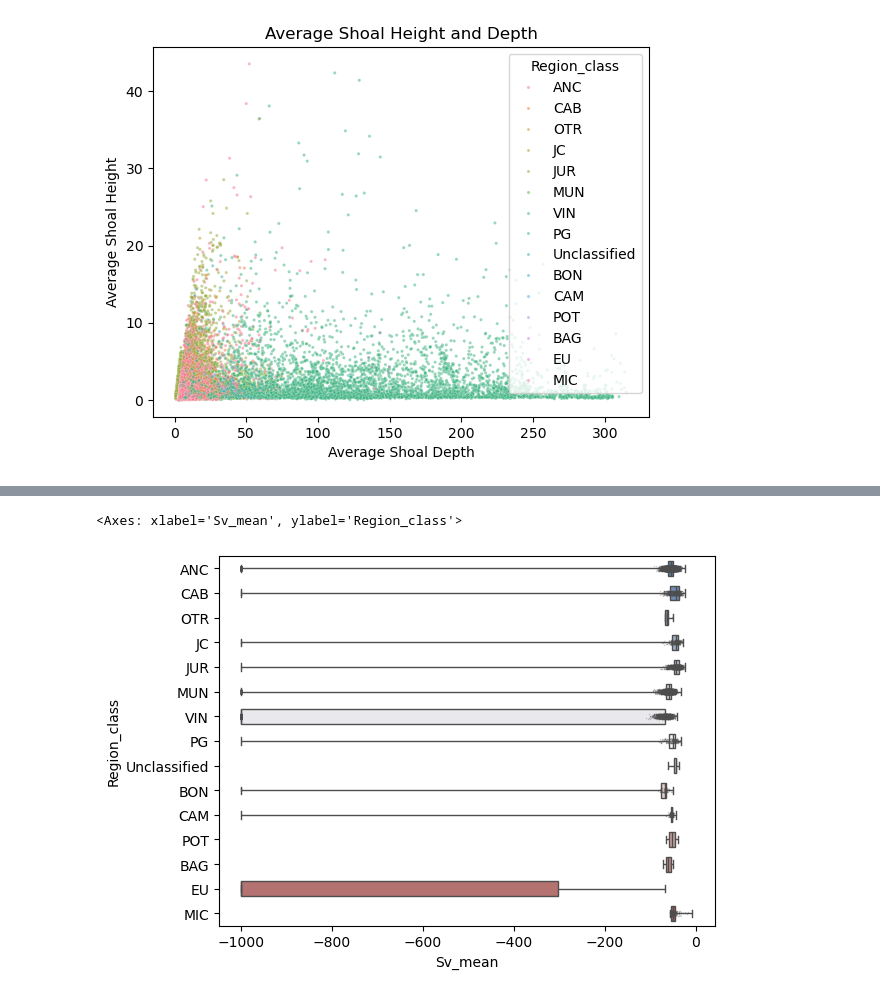
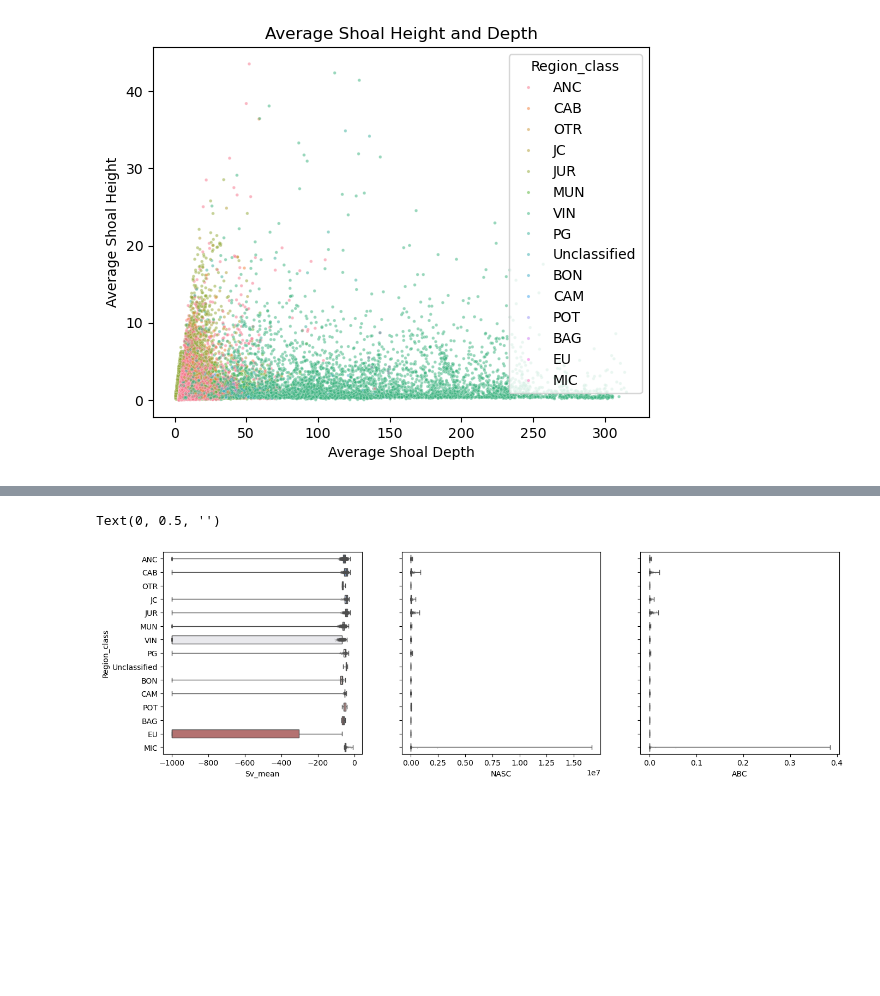
Before and after one commit to jmanitz/code-snippets, a Jupyter notebook: Ocean_capstone/ocean_prog.ipynb, the cells around one changed output, grey strips where cells are left out. Drawn from its saved outputs; the diff is of its cells as text; code cells hidden in the pictures; blank space fills up the shorter version.

```diff
--- a/Ocean_capstone/ocean_prog.ipynb
+++ b/Ocean_capstone/ocean_prog.ipynb
@@ -14,7 +16,7 @@ import seaborn as sns
 # %%
 # import data
 path = "/Users/navne/OneDrive/Desktop/Jule/Documents/climate_projects/ocean_capstone/acoustics_data_2020.csv"
-dt = pd.read_csv(path, skipinitialspace=True, delimiter=";")#, header=0, )
+dt = pd.read_csv(path, skipinitialspace=True, delimiter=";", low_memory=False)
 dt.columns
 # %% [output]
 Index(['Barco', 'Viaje', 'Region_ID', 'Region_name', 'Region_class',
@@ -136,6 +139,21 @@ sns.stripplot(dt, x="Depth_mean", y="Region_class", size=1, color=".3", alpha=0.
 # %%
-sns.boxplot(data=dt, x="Sv_mean", y="Region_class", hue="Region_class", whis=[0, 100], palette="vlag", width=.6)
-sns.stripplot(dt, x="Sv_mean", y="Region_class", size=1, color=".3", alpha=0.3)
+fig, axs = plt.subplots(ncols=3)
+fig.set_figwidth(16)
+
+sns.boxplot(data=dt, x="Sv_mean", y="Region_class", hue="Region_class", whis=[0, 100], palette="vlag", width=.6, ax=axs[0])
+sns.stripplot(dt, x="Sv_mean", y="Region_class", size=1, color=".3", alpha=0.3, ax=axs[0])
+
+sns.boxplot(data=dt, x="NASC", y="Region_class", hue="Region_class", whis=[0, 100], palette="vlag", width=.6, ax=axs[1])
+sns.stripplot(dt, x="NASC", y="Region_class", size=1, color=".3", alpha=0.3, ax=axs[1])
+#plt.xscale("log", ax=axs[1])
+axs[1].set_yticklabels([])
+axs[1].set_ylabel('')
+
+sns.boxplot(data=dt, x="ABC", y="Region_class", hue="Region_class", whis=[0, 100], palette="vlag", width=.6, ax=axs[2])
+sns.stripplot(dt, x="ABC", y="Region_class", size=1, color=".3", alpha=0.3, ax=axs[2])
+#plt.xscale("log", ax=axs[1])
+axs[2].set_yticklabels([])
+axs[2].set_ylabel('')
 # %% [output]
-<Axes: xlabel='Sv_mean', ylabel='Region_class'>
+Text(0, 0.5, '')
-[figure, old version]
+[figure, new version]
```
Also changed, not shown: parts of 8 cells of this notebook.
